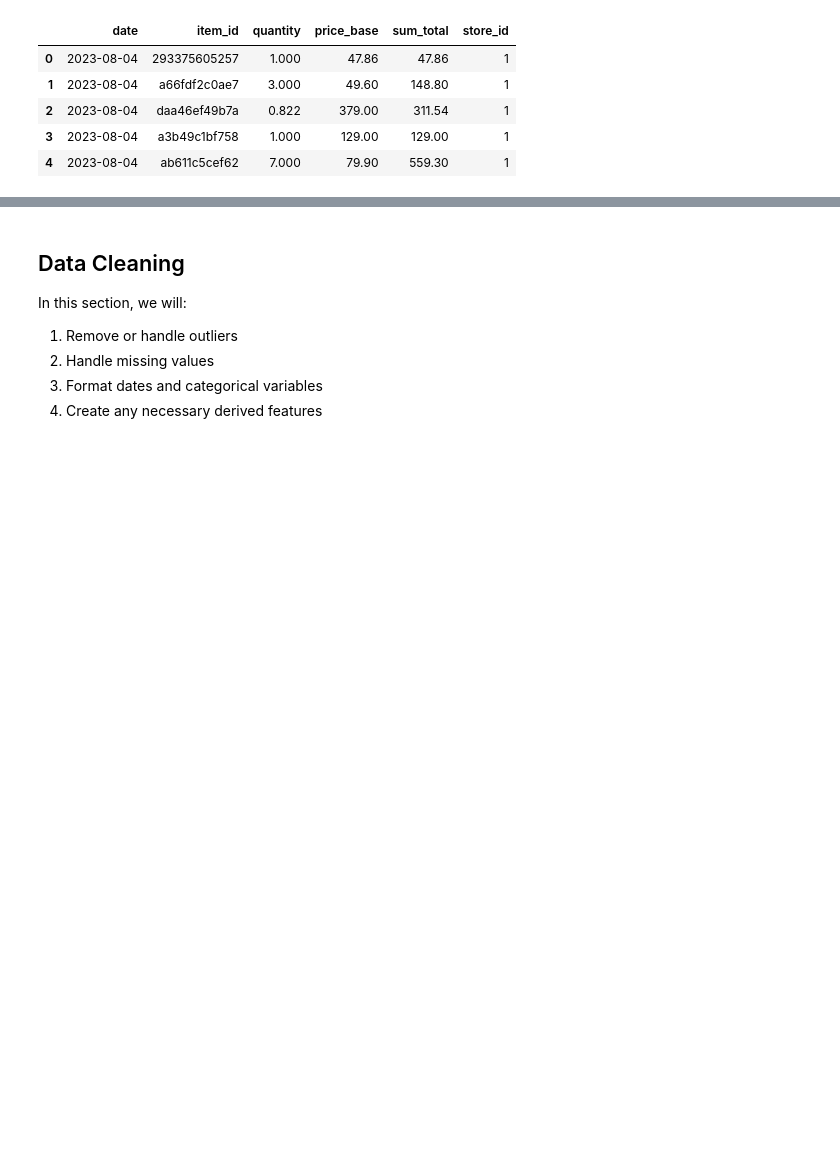
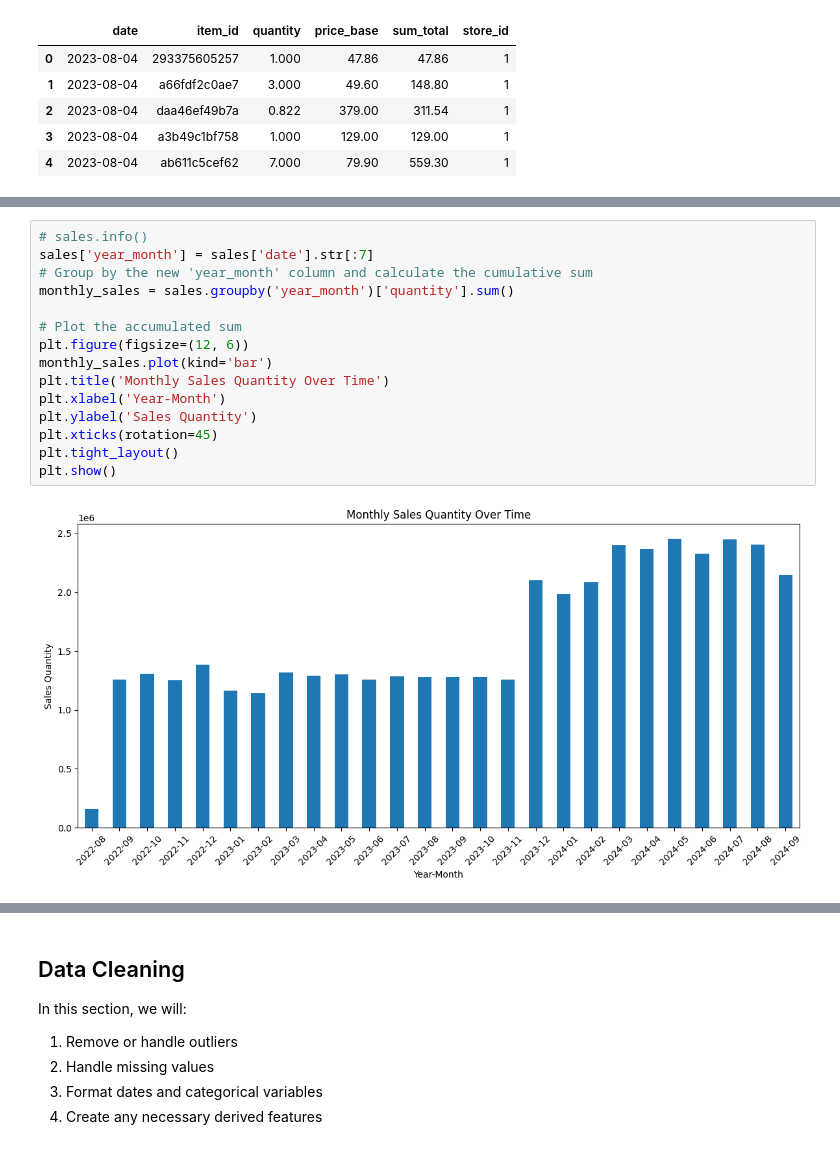
Before and after one commit to jyphotography/demand-forecasting, a Jupyter notebook: notebooks/notebook.ipynb, the cells around one changed output, grey strips where cells are left out. Drawn from its saved outputs; the diff is of its cells as text; blank space fills up the shorter version.

```diff
--- a/notebooks/notebook.ipynb
+++ b/notebooks/notebook.ipynb
@@ -147,0 +148,17 @@ plt.show()
+# %%
+# sales.info()
+sales['year_month'] = sales['date'].str[:7]
+# Group by the new 'year_month' column and calculate the cumulative sum
+monthly_sales = sales.groupby('year_month')['quantity'].sum()
+
+# Plot the accumulated sum
+plt.figure(figsize=(12, 6))
+monthly_sales.plot(kind='bar')
+plt.title('Monthly Sales Quantity Over Time')
+plt.xlabel('Year-Month')
+plt.ylabel('Sales Quantity')
+plt.xticks(rotation=45)
+plt.tight_layout()
+plt.show()
+# %% [output]
+[figure, added]
```
Also changed, not shown: parts of 3 cells of this notebook.
